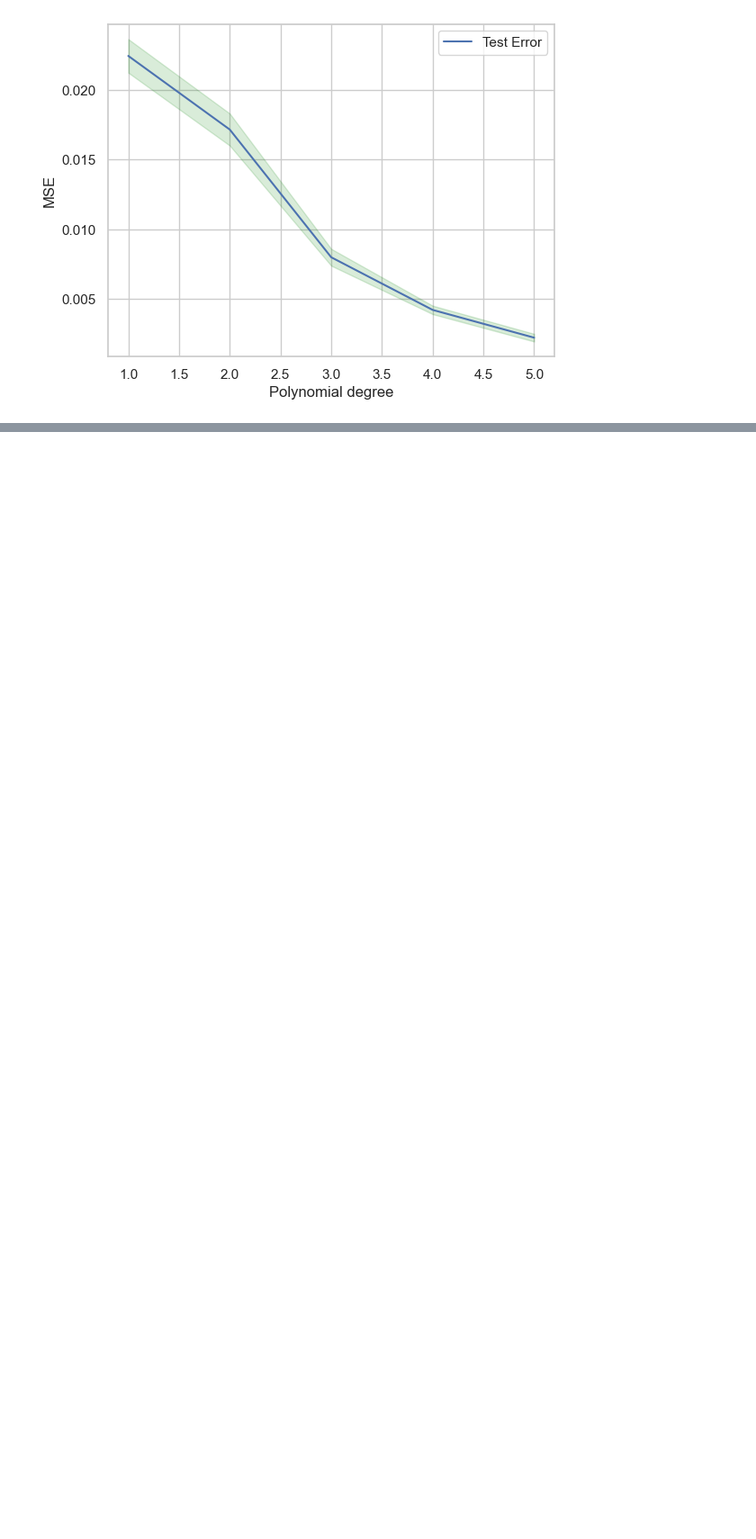
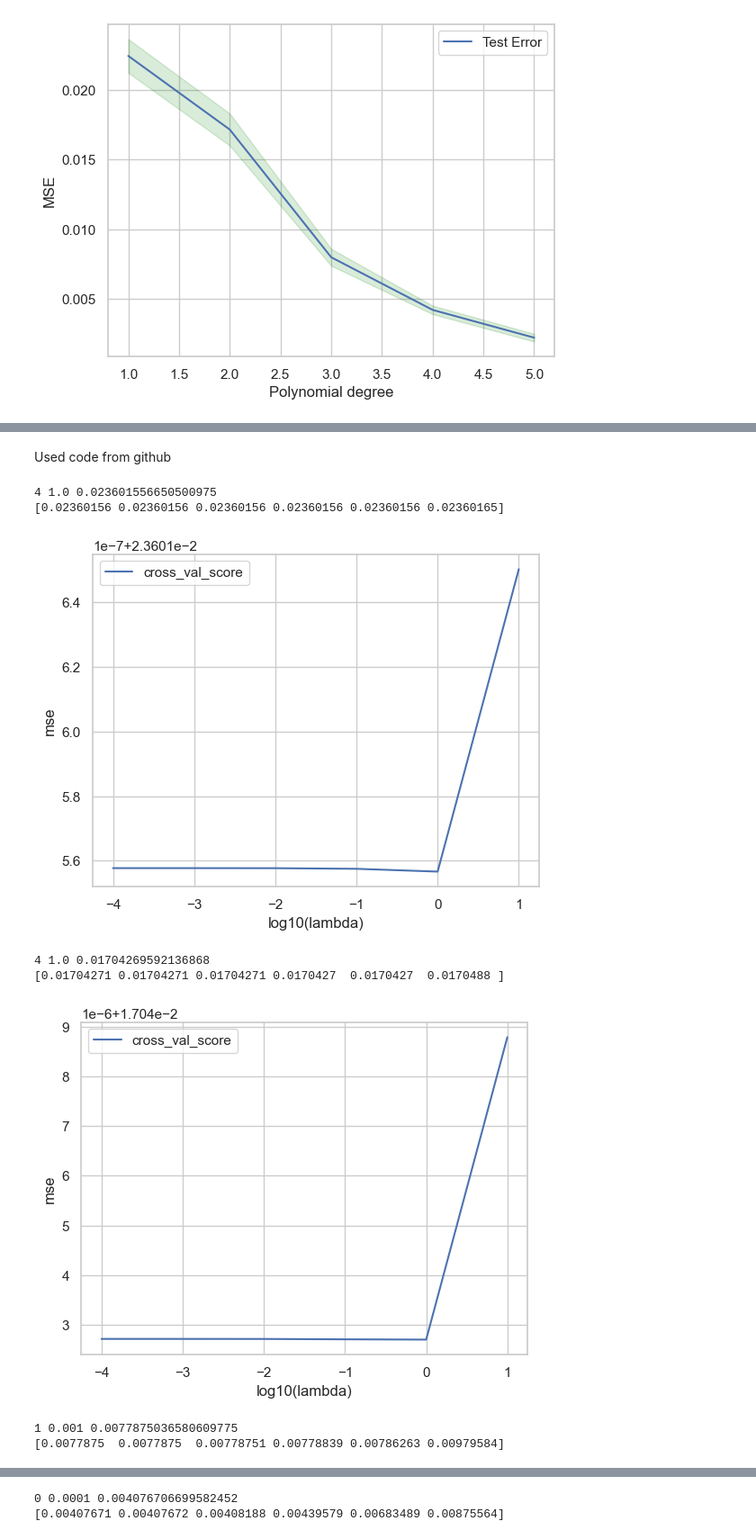
Before and after one commit to MariaFlyAway/Project1_FYS_STK, a Jupyter notebook: Exercises/cross_validation.ipynb, the cells around one changed output, grey strips where cells are left out. Shown at 90% size. Cells and saved outputs as stored; diff of their text form; code cells hidden in the pictures; blank space fills up the shorter version.

Commit message:
Implemented cross-validation

```diff
--- a/Exercises/cross_validation.ipynb
+++ b/Exercises/cross_validation.ipynb
@@ -39,14 +39,14 @@ X = np.column_stack((x,y))
 
 X_train, X_test, z_train, z_test = train_test_split(X, z, test_size=0.2, random_state=3)
 
-
-pipe_lr = make_pipeline(PolynomialFeatures(degree=3),
-                        StandardScaler(),
-                        Lasso(max_iter=10000))
+pipeline = make_pipeline(
+                    PolynomialFeatures(degree=3),
+                    StandardScaler(),
+                    Lasso(max_iter=10000))
 
 param_range = [0.001, 0.01, 0.1, 1.0, 10.0, 100.0]
 train_scores, test_scores = validation_curve(
-                estimator=pipe_lr,
+                estimator=pipeline,
                 X=X_train,
                 y=z_train,
                 param_name='lasso__alpha',
@@ -125,0 +128,56 @@ plt.show()
+# %% [markdown]
+Used code from github
+# %%
+# A seed just to ensure that the random numbers are the same for every run.
+# Useful for eventual debugging.
+np.random.seed(3155)
+
+logmin, logmax, m = -4, 1, 6 # logspce start, end, number of lambda values
+llambdas = np.logspace(logmin, logmax, m)
+
+estimated_mse_sklearn = np.zeros(m)
+
+X = np.column_stack((x,y))
+X_train, X_test, z_train, z_test = train_test_split(X, z, test_size=0.2, random_state=3)
+
+degrees = list(range(1,6))
+for deg in degrees:
+    for idx, lmb in enumerate(llambdas):
+        pipeline = make_pipeline(
+            PolynomialFeatures(degree=deg),
+            StandardScaler()
+            )
+
+        model = Ridge(alpha = lmb)
+
+        X = pipeline.fit_transform(X_train)
+        estimated_mse_folds = cross_val_score(model, X, z_train, scoring='neg_mean_squared_error', cv=10)
+
+        # cross_val_score return an array containing the estimated negative mse for every fold.
+        # we have to the the mean of every array in order to get an estimate of the mse of the model
+        estimated_mse_sklearn[idx] = np.mean(abs(estimated_mse_folds))
+
+    min_mse = np.argmin(estimated_mse_sklearn)
+    print(min_mse, llambdas[min_mse], estimated_mse_sklearn[min_mse])
+
+    ## Plot and compare the slightly different ways to perform cross-validation
+
+    plt.figure()
+
+    plt.plot(np.log10(llambdas), estimated_mse_sklearn, label = 'cross_val_score')
+
+    plt.xlabel('log10(lambda)')
+    plt.ylabel('mse')
+
+    plt.legend()
+
+    plt.show()
+# %% [output]
+4 1.0 0.023601556650500975
+[0.02360156 0.02360156 0.02360156 0.02360156 0.02360156 0.02360165]
+[figure, added]
+4 1.0 0.01704269592136868
+[0.01704271 0.01704271 0.01704271 0.0170427  0.0170427  0.0170488 ]
+[figure, added]
+1 0.001 0.0077875036580609775
+[0.0077875  0.0077875  0.00778751 0.00778839 0.00786263 0.00979584]
@@ -125,0 +185,2 @@ plt.show()
+0 0.0001 0.004076706699582452
+[0.00407671 0.00407672 0.00408188 0.00439579 0.00683489 0.00875564]
```
Also changed, not shown: parts of 5 cells of this notebook.
